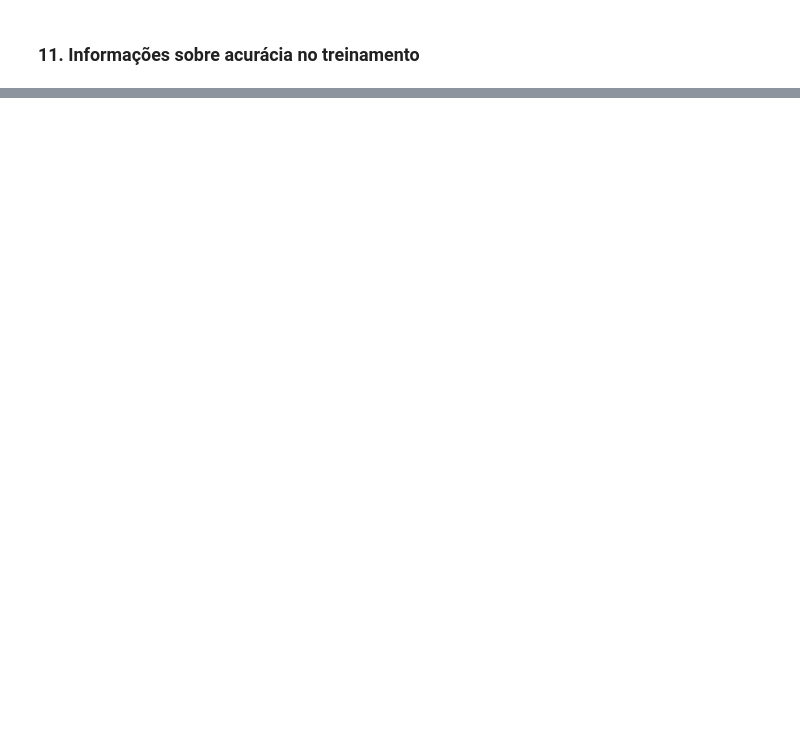
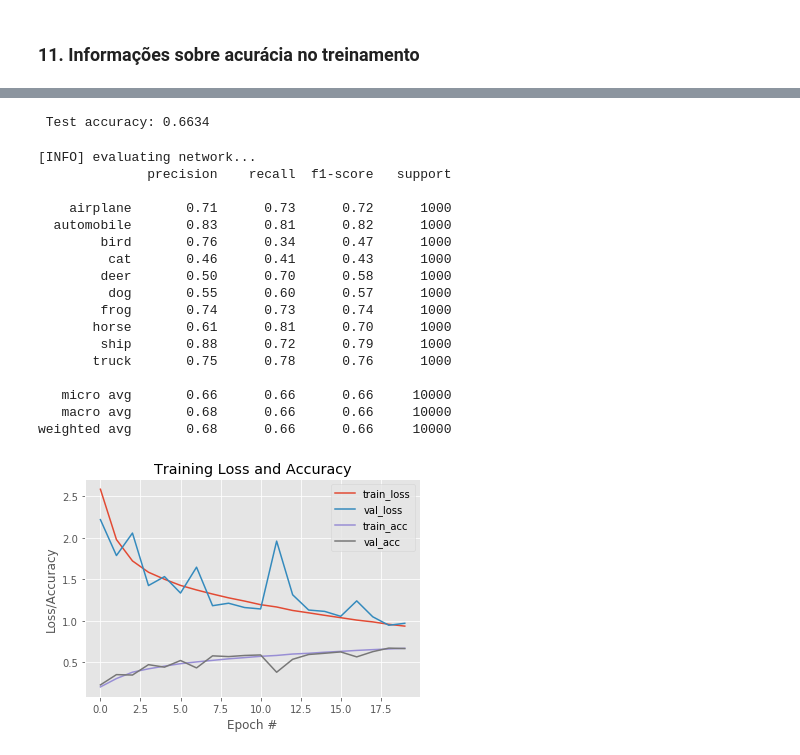
Before and after one commit to felipeescorel/redes_neurais, a Jupyter notebook: CNN/Rede_Neural_Lenet_e_VGG.ipynb, the cells around one changed output, grey strips where cells are left out. Saved outputs shown, nothing was run; the diff lists cells and outputs as text; code cells hidden in the pictures; blank space fills up the shorter version.

```diff
--- a/CNN/Rede_Neural_Lenet_e_VGG.ipynb
+++ b/CNN/Rede_Neural_Lenet_e_VGG.ipynb
@@ -264,0 +698,5 @@ weighted avg       0.71      0.71      0.70     10000
+# %%
+opt = SGD(lr=0.01)
+model = build_NewAlexNet(width=32, height=32, depth=3, classes=10)
+model.compile(loss='categorical_crossentropy', optimizer=opt,
+                  metrics=['accuracy'])
@@ -264,0 +721,9 @@ weighted avg       0.71      0.71      0.70     10000
+# %%
+from keras.callbacks import ModelCheckpoint
+
+# train the model
+checkpointer = ModelCheckpoint(filepath='model.weights.best.newalexnet.hdf5', verbose=1,
+                               save_best_only=True)
+hist = model.fit(x_train, y_train, batch_size=128, epochs=20,
+          validation_data=(x_valid, y_valid), callbacks=[checkpointer],
+          verbose=2, shuffle=True)
@@ -264,0 +748,54 @@ weighted avg       0.71      0.71      0.70     10000
+# %%
+model.load_weights('model.weights.best.newalexnet.hdf5')
+# %%
+score = model.evaluate(x_test, y_test, verbose=0)
+print('\n', 'Test accuracy:', score[1])
+# %% [output]
+ Test accuracy: 0.6634
+# %%
+# evaluate the network
+print("[INFO] evaluating network...")
+
+# get predictions on the test set
+predictions = model.predict(x_test, batch_size=128)
+
+# define text labels (source: https://www.cs.toronto.edu/~kriz/cifar.html)
+cifar10_labels = ['airplane', 'automobile', 'bird', 'cat', 'deer', 'dog', 'frog',
+                  'horse', 'ship', 'truck']
+
+
+print(classification_report(y_test.argmax(axis=1),
+predictions.argmax(axis=1),
+target_names=cifar10_labels))
+
+# plot the training loss and accuracy
+plt.style.use("ggplot")
+plt.figure()
+plt.plot(np.arange(0, 20), hist.history["loss"], label="train_loss" )
+plt.plot(np.arange(0, 20), hist.history["val_loss"], label="val_loss")
+plt.plot(np.arange(0, 20), hist.history["acc" ], label="train_acc" )
+plt.plot(np.arange(0, 20), hist.history["val_acc"], label="val_acc")
+plt.title("Training Loss and Accuracy")
+plt.xlabel("Epoch #")
+plt.ylabel("Loss/Accuracy")
+plt.legend()
+plt.show()
+# %% [output]
+[INFO] evaluating network...
+              precision    recall  f1-score   support
+
+    airplane       0.71      0.73      0.72      1000
+  automobile       0.83      0.81      0.82      1000
+        bird       0.76      0.34      0.47      1000
+         cat       0.46      0.41      0.43      1000
+        deer       0.50      0.70      0.58      1000
+         dog       0.55      0.60      0.57      1000
+        frog       0.74      0.73      0.74      1000
+       horse       0.61      0.81      0.70      1000
+        ship       0.88      0.72      0.79      1000
+       truck       0.75      0.78      0.76      1000
+
+   micro avg       0.66      0.66      0.66     10000
+   macro avg       0.68      0.66      0.66     10000
+weighted avg       0.68      0.66      0.66     10000
+[figure, added]
```
Also changed, not shown: parts of 32 cells of this notebook.
